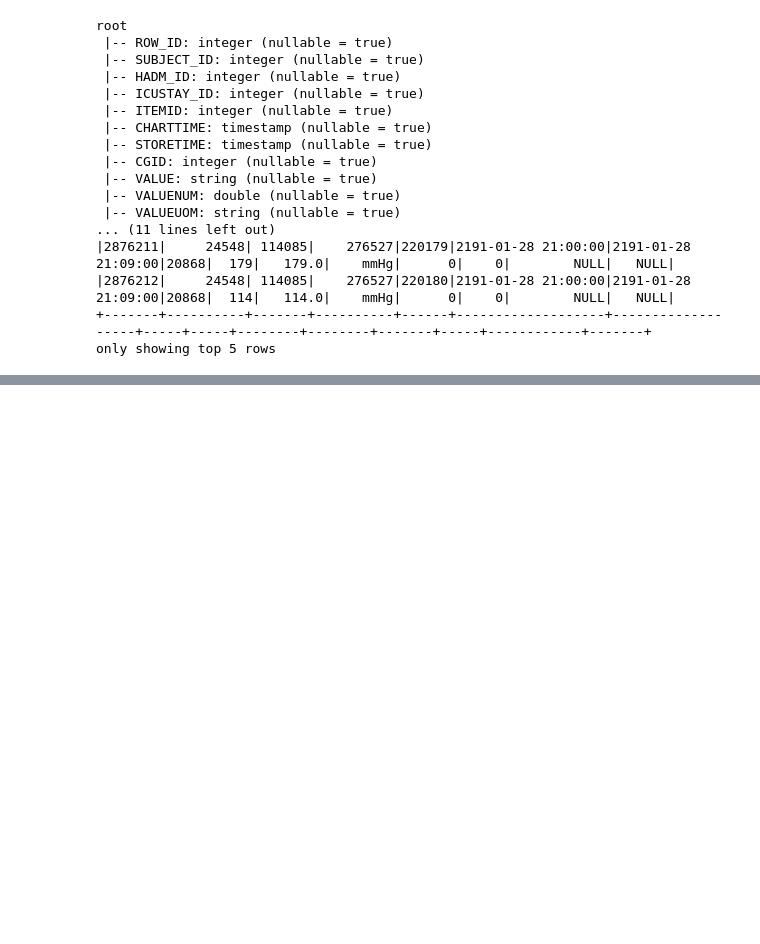
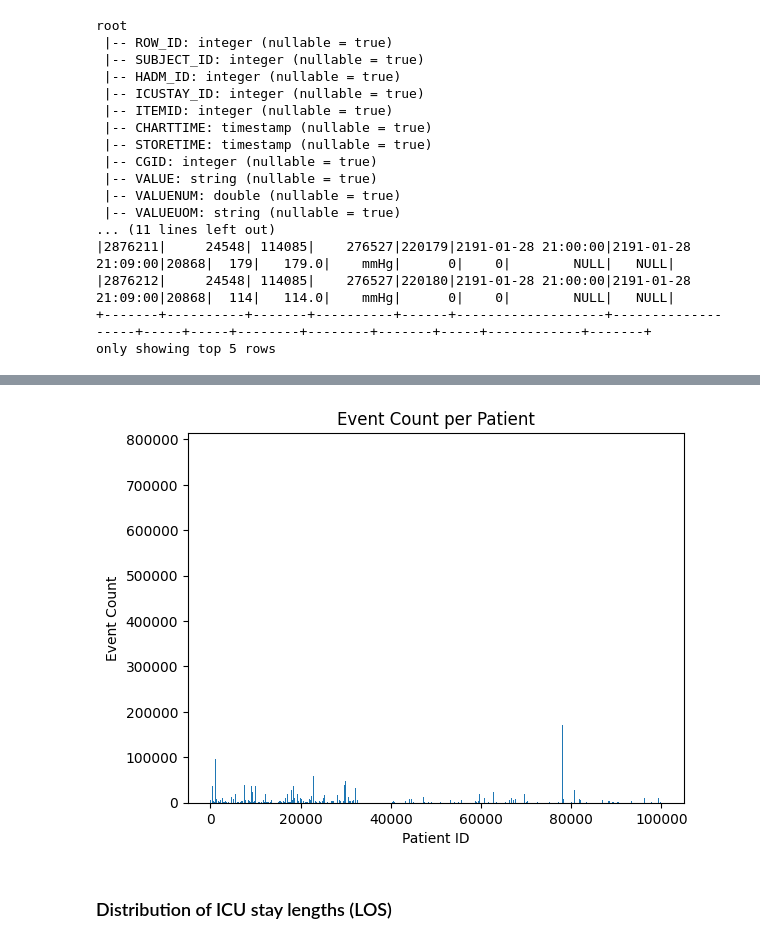
Before and after one commit to DanielaTomas/FCUP-BDCC, a Jupyter notebook: Project-2/Events.ipynb, the cells around one changed output, grey strips where cells are left out. Drawn from its saved outputs; the diff is of its cells as text; code cells hidden in the pictures; blank space fills up the shorter version.

```diff
--- a/Project-2/Events.ipynb
+++ b/Project-2/Events.ipynb
@@ -61,7 +69,13 @@ df.write.format("parquet") \
 # %%
+spark = SparkSession.builder \
+    .appName("ICU_Length_of_Stay_Prediction") \
+    .getOrCreate()
+
 file_path = "dataset/CHARTEVENTS.parquet"
 
 df = spark.read.format("parquet") \
+    .option("header", "true") \
+    .option("inferSchema", "true") \
     .load(file_path)
 
 df.printSchema()
@@ -88,0 +117,15 @@ only showing top 5 rows
+# %%
+event_count_per_patient = df.groupBy("SUBJECT_ID").agg(count("*").alias("total_events")).collect()
+
+patient_ids = [row["SUBJECT_ID"] for row in event_count_per_patient]
+event_counts = [row["total_events"] for row in event_count_per_patient]
+
+plt.bar(patient_ids, event_counts)
+plt.xlabel("Patient ID")
+plt.ylabel("Event Count")
+plt.title("Event Count per Patient")
+plt.show()
+# %% [output]
+[figure, added]
+# %% [markdown]
+### Distribution of ICU stay lengths (LOS)
```
Also changed, not shown: parts of 15 cells of this notebook.
